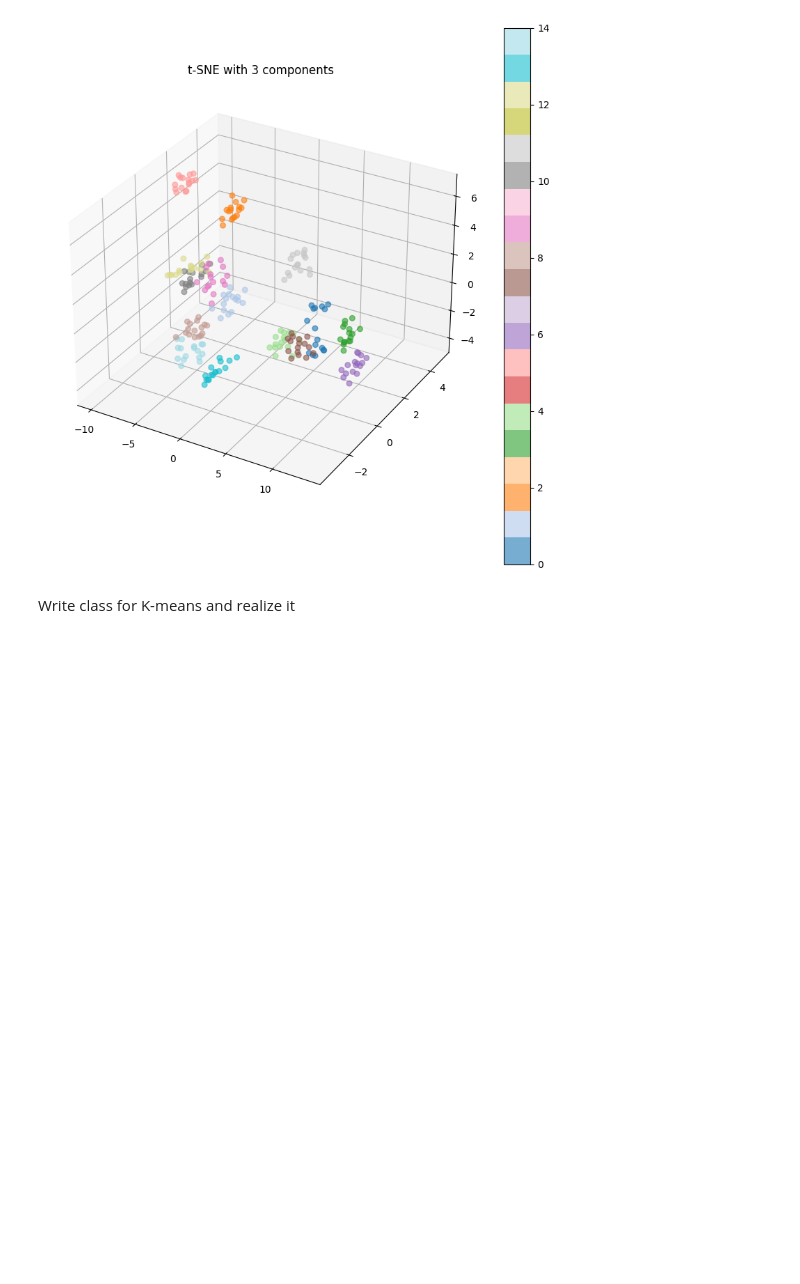
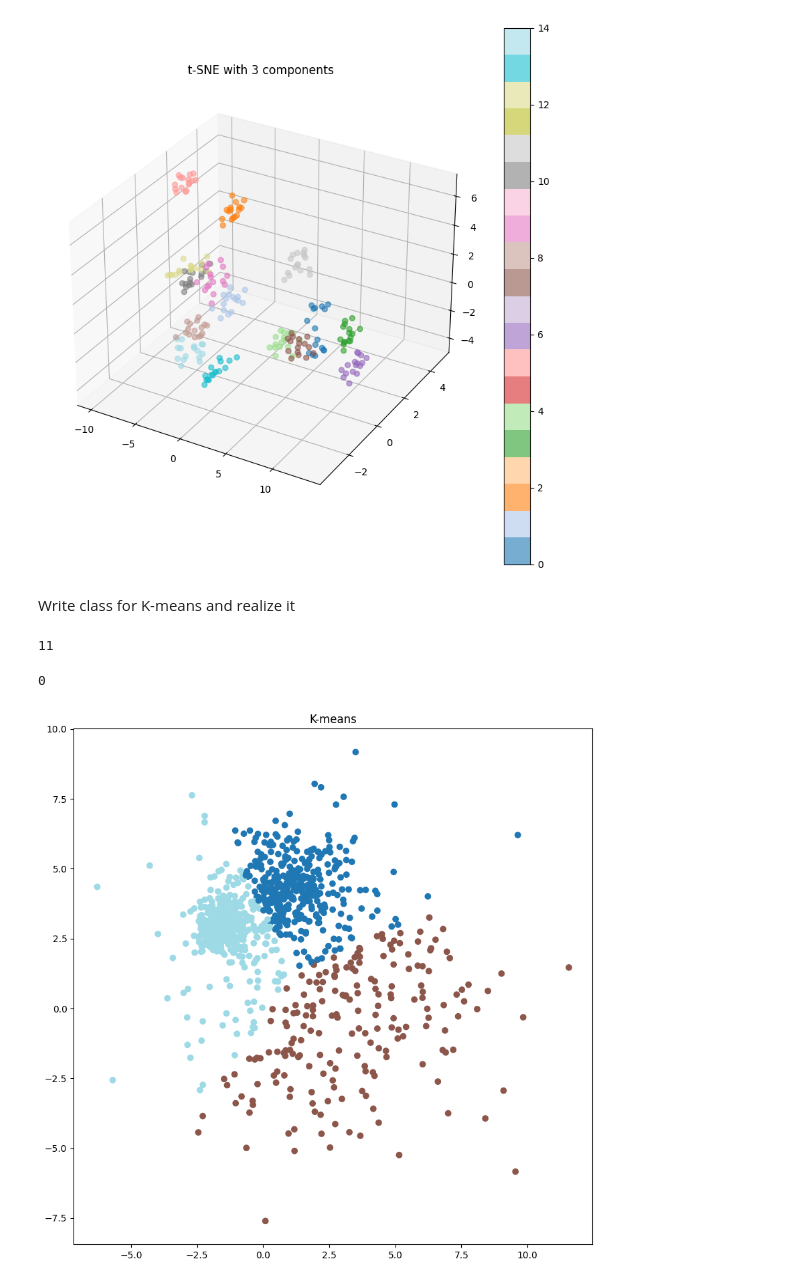
Before and after one commit to SergeyHSE/UnsupervisedLearning.github.io, a Jupyter notebook: UnsupervisedLearning.ipynb, the cells around one changed output. Drawn from its saved outputs; the diff is of its cells as text; code cells hidden in the pictures; blank space fills up the shorter version.

```diff
--- a/UnsupervisedLearning.ipynb
+++ b/UnsupervisedLearning.ipynb
@@ -142,3 +142,31 @@ class MyKMeans():
     def predict(self, X):
         labels = pairwise_distances_argmin(X, self.centers)
         return labels
+# %%
+#Import dataset
+
+from sklearn import datasets
+n_samples = 1000
+
+noisy_blobs = datasets.make_blobs(n_samples=n_samples,
+                             cluster_std=[1.0, 3.0, 0.5],
+                             random_state=0)
+X, y = noisy_blobs
+# %%
+#Cluster noisy_blobs objects using MyKMeans, use hyperparameters n_clusters=3, n_iters=100.
+
+kmeans1 = MyKMeans()
+kmeans_fit1 = kmeans1.fit(X)
+kmean_pred1 = kmeans1.predict(X)
+
+kmean_pred1[1]
+# %% [output]
+11
+0
+# %%
+plt.figure(figsize=(10, 10), dpi=100)
+plt.scatter(X[:, 0], X[:, 1], c=kmean_pred1, cmap='tab20')
+plt.title('K-means')
+plt.show()
+# %% [output]
+[figure, added]
```
